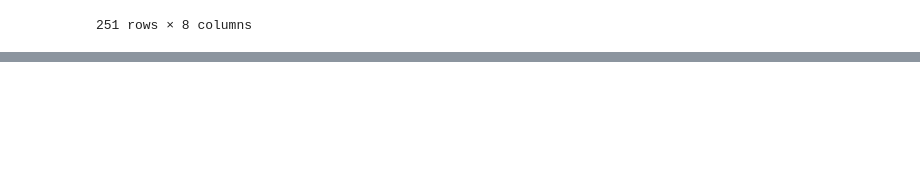
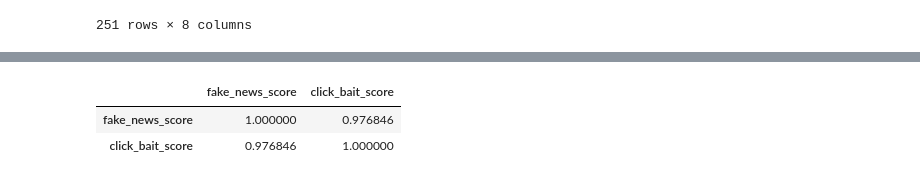
Before and after one commit to lachezarbozhkov/hack_the_fake_news, a Jupyter notebook: base line for domain name binarizier and linear SVC.ipynb, the cells around one changed output, grey strips where cells are left out. Saved outputs shown, nothing was run; the diff lists cells and outputs as text; code cells hidden in the pictures; blank space fills up the shorter version.

```diff
--- a/base line for domain name binarizier and linear SVC.ipynb
+++ b/base line for domain name binarizier and linear SVC.ipynb
@@ -101,3 +101,9 @@ df_test[~df_test.correct]
 | 429 | 3 | 3 | Трета световна започва на 13 май | http://konkurent.bg/article/96571... | 2017-04-21 06:50:00 | Според екстрасенса Хорасио Вийега... | konkurent.bg | ... |
 | 2804 | 1 | 1 | Майкъл Флин, Турция и България | http://budha2.blog.bg/drugi/2016/... | 2016-11-18 19:37:00 | Съветникът по национална сигурнос... | budha2.blog.bg | ... |
 | 2609 | 3 | 3 | Кисинджър: «Неразумно е да се шан... | http://bgr.news-front.info/2016/1... | 2016-12-04 04:45:00 | В публикувано наскоро в най-старо... | bgr.news-front.info | ... |
+# %%
+df.corr()
+# %% [output]
+|  | fake_news_score | click_bait_score |
+| fake_news_score | 1.000000 | 0.976846 |
+| click_bait_score | 0.976846 | 1.000000 |
```
